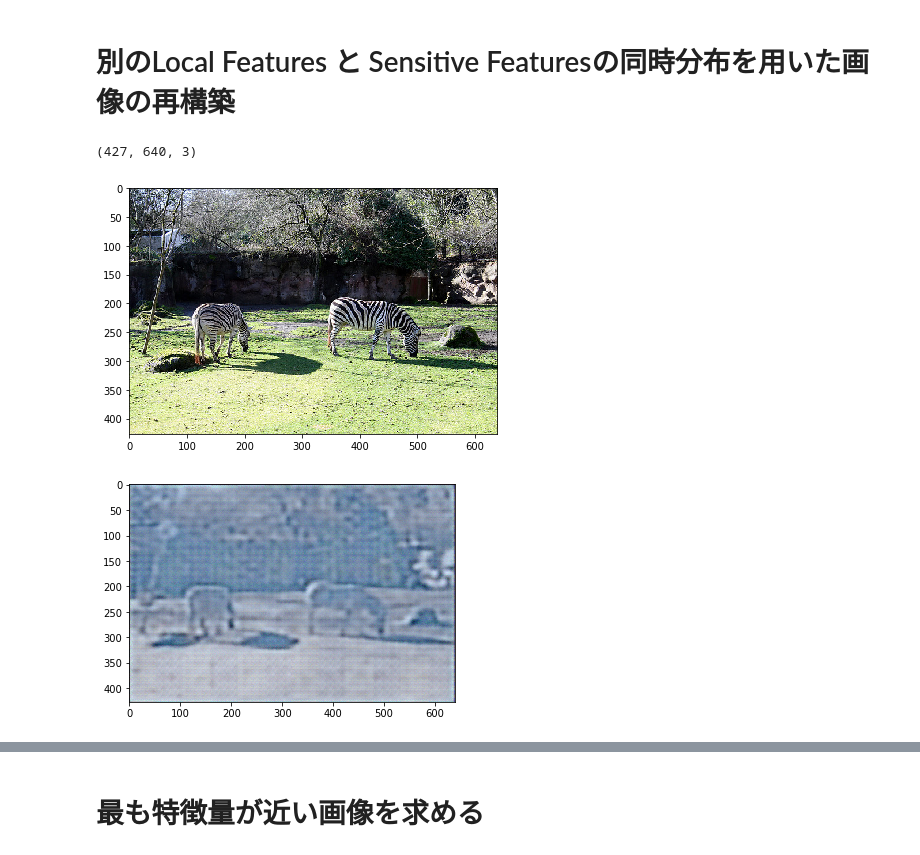
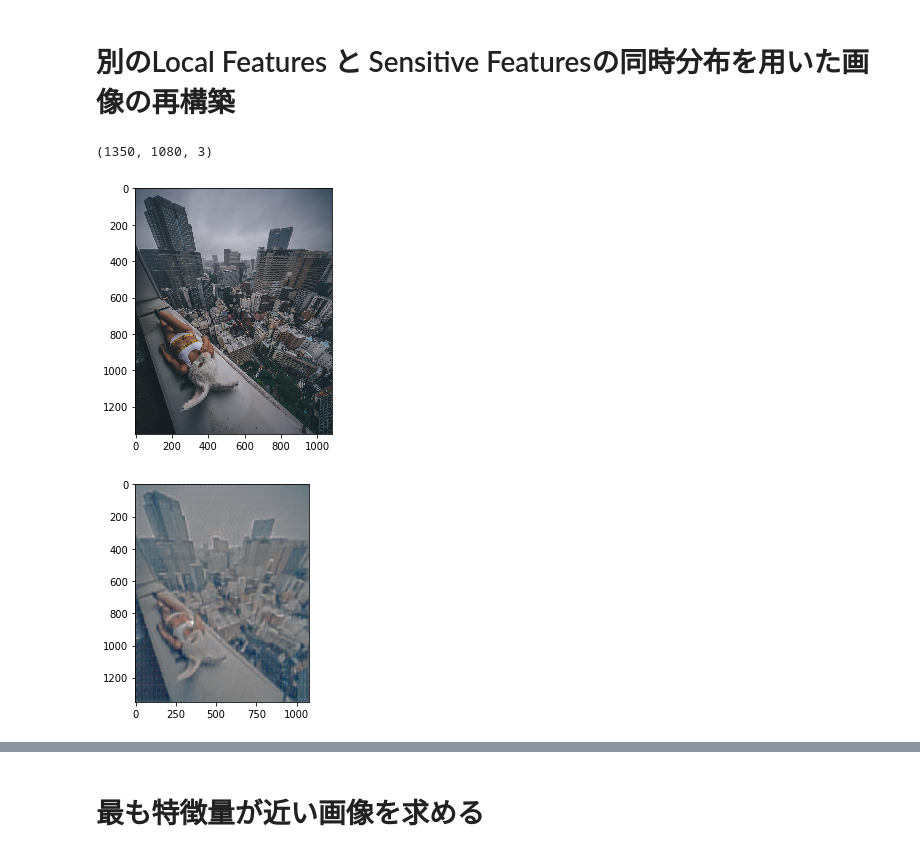
Before and after one commit to yamad07/learning-sensitive-representations, a Jupyter notebook: ablation.ipynb, the cells around one changed output, grey strips where cells are left out. Drawn from its saved outputs; the diff is of its cells as text; code cells hidden in the pictures.

```diff
--- a/ablation.ipynb
+++ b/ablation.ipynb
@@ -52,13 +66,13 @@ show(vutils.make_grid(decode_image, normalize=True).cpu().detach())
 # %% [markdown]
 # 別のLocal Features と Sensitive Featuresの同時分布を用いた画像の再構築
 # %%
-another_image = io.imread("./images/mscoco/000000020059.jpg")
+another_image = io.imread("./images/rkrkrk/23161152_1449927225076148_2516448474329776128_n.jpg")
 io.imshow(another_image)
 original_size = another_image.shape
 print(original_size)
 # %% [output]
-(427, 640, 3)
+(1350, 1080, 3)
-[figure, old version]
+[figure, new version]
 # %%
 another_image = resize(another_image, (480, 640))
 another_image = transform(another_image).float().to(torch.device("cuda:0"))
@@ -71,8 +85,10 @@ joint_features = ada_in(
 decode_image = decoder(joint_features)
 show(vutils.make_grid(
     F.interpolate(decode_image, size=(original_size[0], original_size[1])), normalize=True).cpu().detach())
+vutils.save_image(
+    F.interpolate(decode_image, size=(original_size[0], original_size[1])), "transferd_image.jpg", normalize=True, nrow=1)
 # %% [output]
-[figure, old version]
+[figure, new version]
 # %%
 decode_image = decoder(local_another_features)
 show(vutils.make_grid(
```
Also changed, not shown: parts of 7 cells of this notebook, 4 other files.
